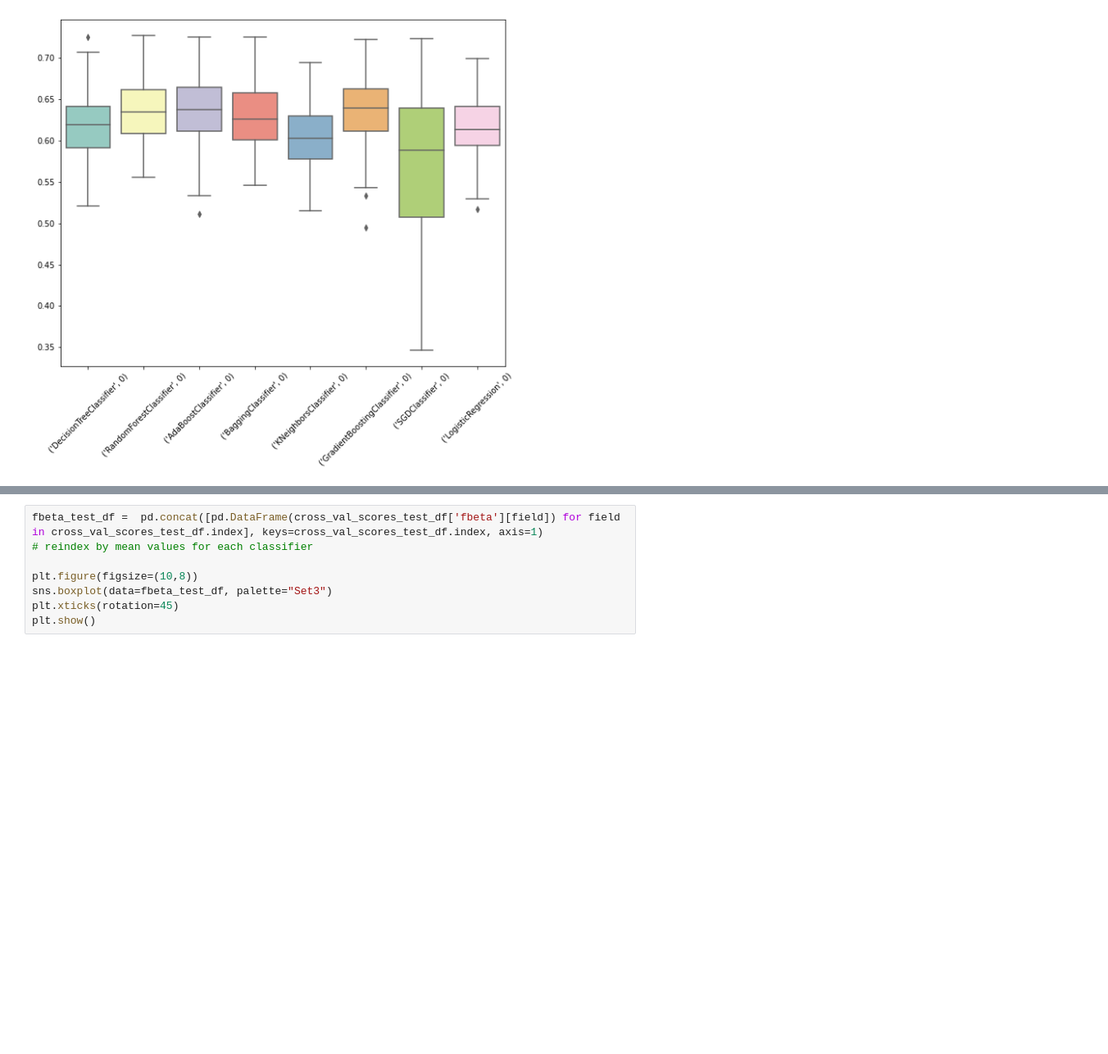
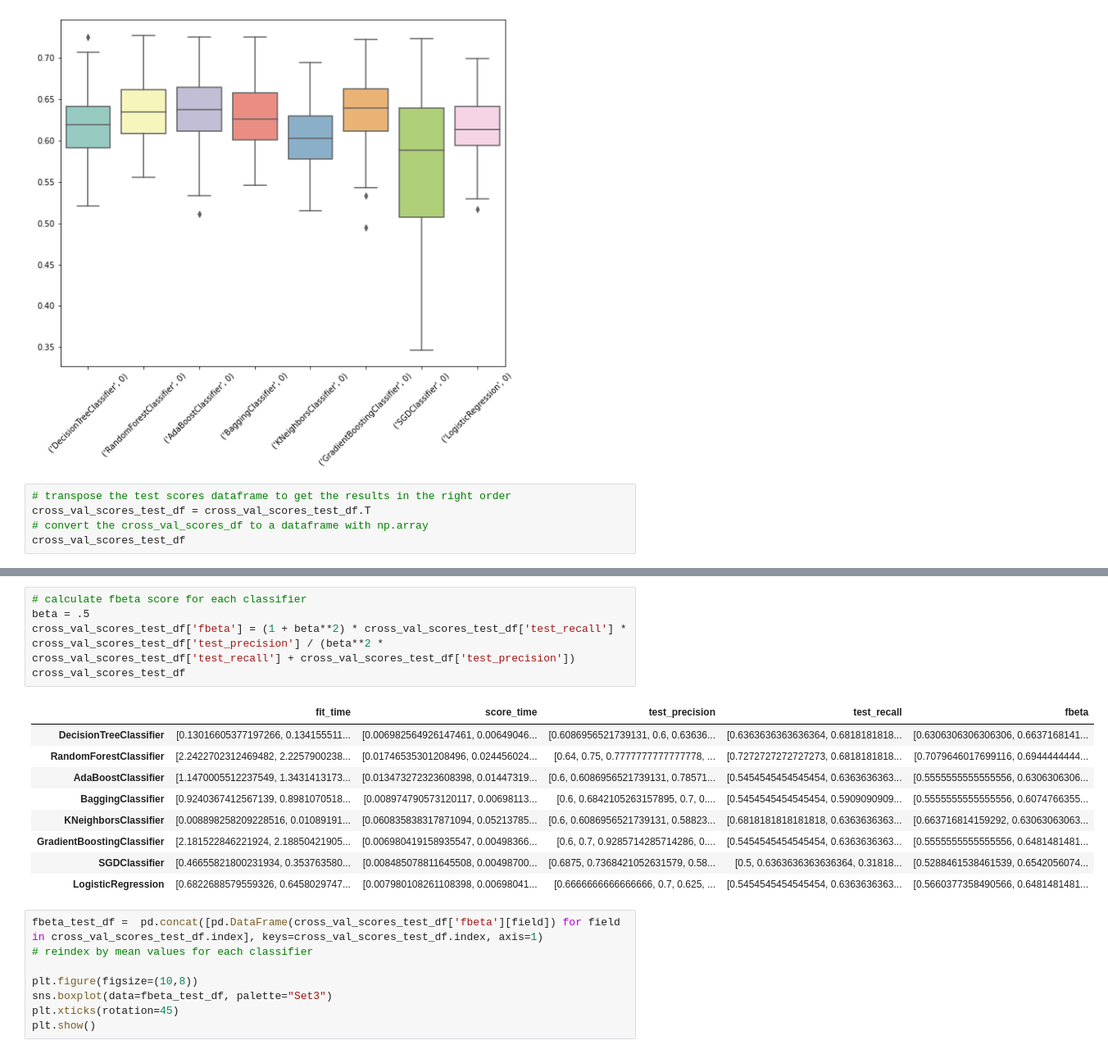
Before and after one commit to amine-mih-dev/salary-prediction, a Jupyter notebook: starter/finding_donors.ipynb, the cells around one changed output, grey strips where cells are left out. Shown at 82% size. Saved outputs shown, nothing was run; the diff lists cells and outputs as text; blank space fills up the shorter version.

Commit message:
updated whisker boxes for the results

```diff
--- a/starter/finding_donors.ipynb
+++ b/starter/finding_donors.ipynb
@@ -861,3 +862,8 @@ plt.show()
 # rotate xlabels
 # %% [output]
 [figure]
+# %%
+# transpose the test scores dataframe to get the results in the right order
+cross_val_scores_test_df = cross_val_scores_test_df.T
+# convert the cross_val_scores_df to a dataframe with np.array
+cross_val_scores_test_df
@@ -864,3 +880,18 @@ plt.show()
+# %%
+# calculate fbeta score for each classifier
+beta = .5
+cross_val_scores_test_df['fbeta'] = (1 + beta**2) * cross_val_scores_test_df['test_recall'] * cross_val_scores_test_df['test_precision'] / (beta**2 * cross_val_scores_test_df['test_recall'] + cross_val_scores_test_df['test_precision'])
+cross_val_scores_test_df
+# %% [output]
+|  | fit_time | score_time | test_precision | test_recall | fbeta |
+| DecisionTreeClassifier | [0.13016605377197266, 0.134155511... | [0.006982564926147461, 0.00649046... | [0.6086956521739131, 0.6, 0.63636... | [0.6363636363636364, 0.6818181818... | [0.6306306306306306, 0.6637168141... |
+| RandomForestClassifier | [2.2422702312469482, 2.2257900238... | [0.01746535301208496, 0.024456024... | [0.64, 0.75, 0.7777777777777778, ... | [0.7272727272727273, 0.6818181818... | [0.7079646017699116, 0.6944444444... |
+| AdaBoostClassifier | [1.1470005512237549, 1.3431413173... | [0.013473272323608398, 0.01447319... | [0.6, 0.6086956521739131, 0.78571... | [0.5454545454545454, 0.6363636363... | [0.5555555555555556, 0.6306306306... |
+| BaggingClassifier | [0.9240367412567139, 0.8981070518... | [0.008974790573120117, 0.00698113... | [0.6, 0.6842105263157895, 0.7, 0.... | [0.5454545454545454, 0.5909090909... | [0.5555555555555556, 0.6074766355... |
+| KNeighborsClassifier | [0.008898258209228516, 0.01089191... | [0.060835838317871094, 0.05213785... | [0.6, 0.6086956521739131, 0.58823... | [0.6818181818181818, 0.6363636363... | [0.663716814159292, 0.63063063063... |
+| GradientBoostingClassifier | [2.181522846221924, 2.18850421905... | [0.006980419158935547, 0.00498366... | [0.6, 0.7, 0.9285714285714286, 0.... | [0.5454545454545454, 0.6363636363... | [0.5555555555555556, 0.6481481481... |
+| SGDClassifier | [0.46655821800231934, 0.353763580... | [0.008485078811645508, 0.00498700... | [0.6875, 0.7368421052631579, 0.58... | [0.5, 0.6363636363636364, 0.31818... | [0.5288461538461539, 0.6542056074... |
+| LogisticRegression | [0.6822688579559326, 0.6458029747... | [0.007980108261108398, 0.00698041... | [0.6666666666666666, 0.7, 0.625, ... | [0.5454545454545454, 0.6363636363... | [0.5660377358490566, 0.6481481481... |
 # %%
 fbeta_test_df =  pd.concat([pd.DataFrame(cross_val_scores_test_df['fbeta'][field]) for field in cross_val_scores_test_df.index], keys=cross_val_scores_test_df.index, axis=1)
 # reindex by mean values for each classifier
```
Also changed, not shown: parts of 9 cells of this notebook, 2 other files.
